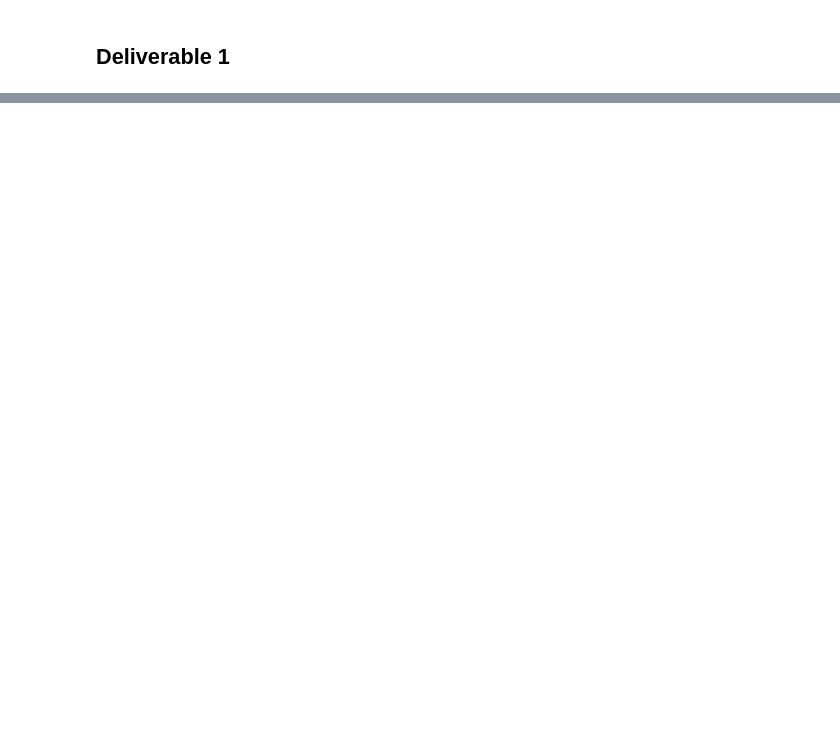
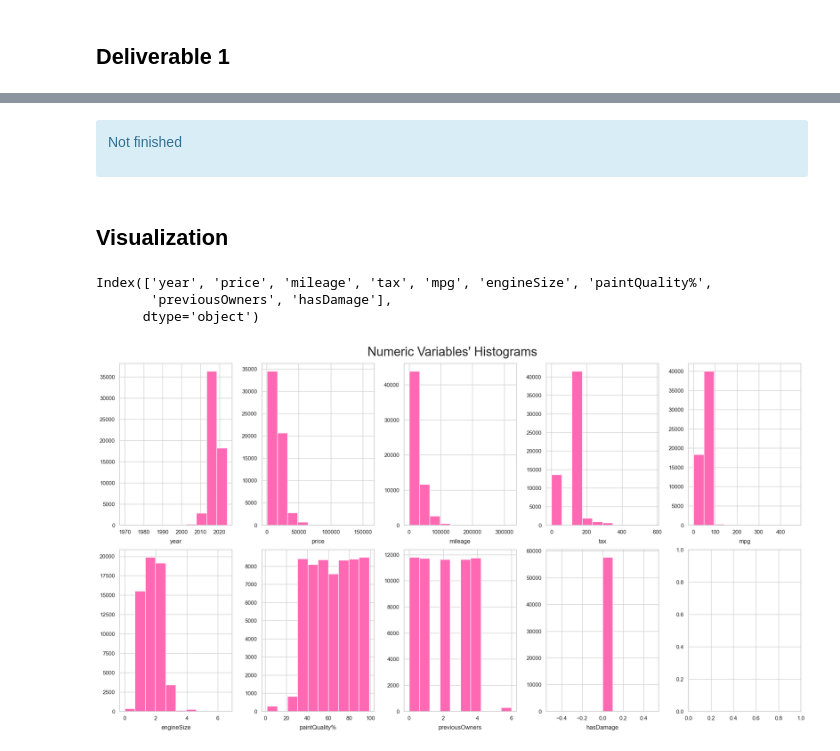
Before and after one commit to barbara-sousa-franco/Machine-Learning-Project, a Jupyter notebook: Deliverable 1.ipynb, the cells around one changed output, grey strips where cells are left out. Drawn from its saved outputs; the diff is of its cells as text; code cells hidden in the pictures; blank space fills up the shorter version.

```diff
--- a/Deliverable 1.ipynb
+++ b/Deliverable 1.ipynb
@@ -30,0 +712,4 @@ We should switch the CarID to be the index
+# %%
+#Drop the invalid observations
+df_train= df_train.loc[df_train['mileage']>=0]
+df_test= df_test.loc[df_test['mileage']>=0]
@@ -30,0 +737,5 @@ We should switch the CarID to be the index
+# %%
+#Correct Data Type
+df_train.year=df_train.year.round()
+df_test.year=df_test.year.round()
+df_train['year'].dtype
@@ -30,0 +794,5 @@ We should switch the CarID to be the index
+# %%
+#Filling in NaN's for Categorical Variables
+for column in ['Brand', 'transmission', 'fuelType']:
+    df_train[column] = df_train[column].fillna('UNKNOWN')
+    df_test[column] = df_test[column].fillna('UNKNOWN')
@@ -30,0 +834,34 @@ We should switch the CarID to be the index
+# %% [markdown]
+<div class="alert alert-block alert-info">
+
+Not finished
+
+</div>
+# %% [markdown]
+## Visualization
+# %%
+categorical_features = ['Brand', 'model', 'transmission', 'fuelType']
+numeric_features = df_train.columns.drop(categorical_features)
+numeric_features
+# %% [output]
+Index(['year', 'price', 'mileage', 'tax', 'mpg', 'engineSize', 'paintQuality%',
+       'previousOwners', 'hasDamage'],
+      dtype='object')
+# %%
+sns.set_style('whitegrid')
+
+# We will put all the numeric variables' histograms in one figure
+# Prepare figure. Create individual axes where each histogram will be placed
+fig, axes = plt.subplots(2, ceil(len(numeric_features) / 2 ), figsize = (20, 11))
+
+for ax, feat in zip(axes.flatten(), numeric_features):
+    ax.hist(df_train[feat], color = 'hotpink')
+    ax.set_title(feat, y = -0.13)
+
+# Add a centered title to the figure:
+plt.suptitle("Numeric Variables' Histograms", fontsize=25)
+
+plt.tight_layout()
+plt.show()
+# %% [output]
+[figure, added]
```
Also changed, not shown: parts of 101 cells of this notebook, 1 other file.
